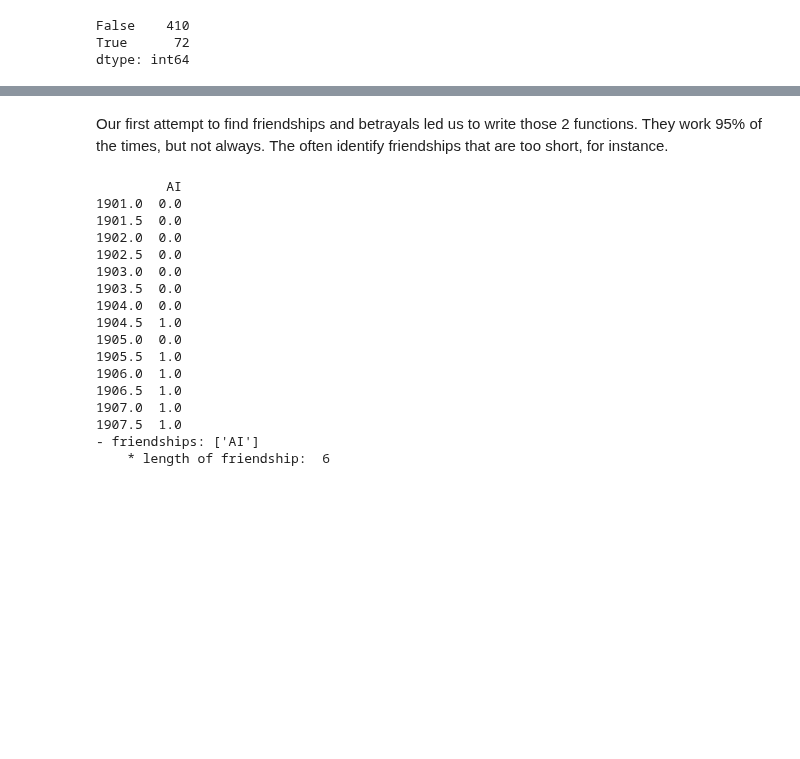
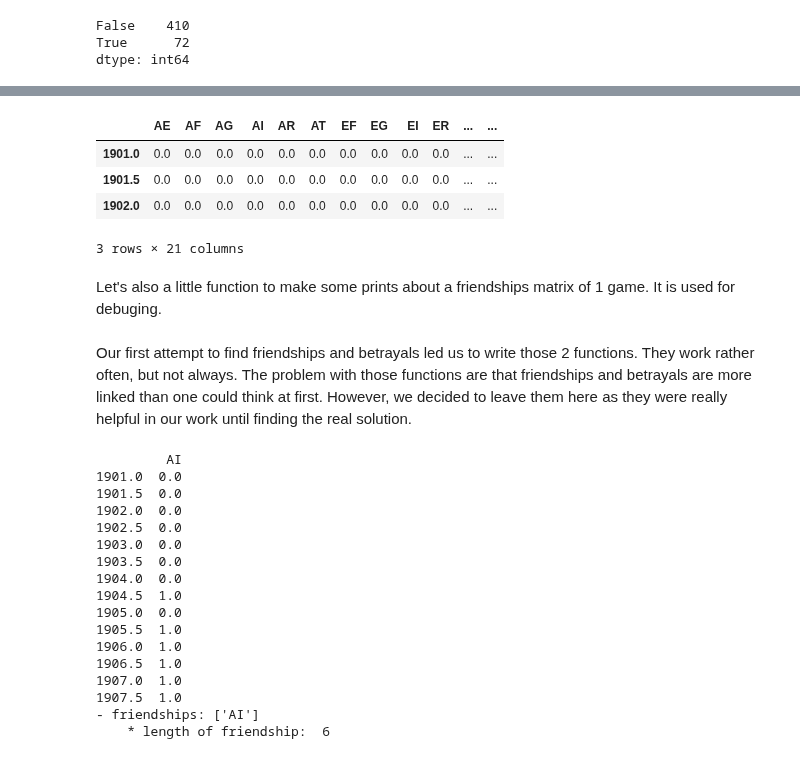
Before and after one commit to epfl-ada/ada-2020-project-milestone-p3-p3_chic, a Jupyter notebook: p4.ipynb, the cells around one changed output, grey strips where cells are left out. Saved outputs shown, nothing was run; the diff lists cells and outputs as text; code cells hidden in the pictures; blank space fills up the shorter version.

```diff
--- a/p4.ipynb
+++ b/p4.ipynb
@@ -308,6 +310,21 @@ def get_countries_code(x,y):
     """Given two countries, it returns another string being their letters sorted alphabetically.
     This string is the 'encoded friendship name'."""
     return ''.join(sorted(x + y))
+# %%
+countries = ['A', 'E', 'F', 'G', 'I', 'R', 'T']
+pairs = [x+y for x in countries for y in countries if y > x]
+years = np.arange(1901, max(friendly_orders.year.max(), hostile_orders.year.max()) + 0.5, 0.5)
+# create a dataframe each possible friendships and each years
+friendships = pd.DataFrame(columns=pairs, index = years, dtype = np.int8).fillna(0)
+friendships.head(3)
+# %% [output]
+|  | AE | AF | AG | AI | AR | AT | EF | EG | EI | ER | ... | ... |
+| 1901.0 | 0.0 | 0.0 | 0.0 | 0.0 | 0.0 | 0.0 | 0.0 | 0.0 | 0.0 | 0.0 | ... | ... |
+| 1901.5 | 0.0 | 0.0 | 0.0 | 0.0 | 0.0 | 0.0 | 0.0 | 0.0 | 0.0 | 0.0 | ... | ... |
+| 1902.0 | 0.0 | 0.0 | 0.0 | 0.0 | 0.0 | 0.0 | 0.0 | 0.0 | 0.0 | 0.0 | ... | ... |
+3 rows × 21 columns
+# %% [markdown]
+Let's also a little function to make some prints about a friendships matrix of 1 game. It is used for debuging.
 # %%
 def analyse_friendships(df):
     """Given the friendship dataframe, it will extract insights out of it"""
@@ -328,4 +345,4 @@ def analyse_friendships(df):
     else:
         print("- No friendships was found")
 # %% [markdown]
-Our first attempt to find friendships and betrayals led us to write those 2 functions. They work 95% of the times, but not always. The often identify friendships that are too short, for instance.
+Our first attempt to find friendships and betrayals led us to write those 2 functions. They work rather often, but not always. The problem with those functions are that friendships and betrayals are more linked than one could think at first. However, we decided to leave them here as they were really helpful in our work until finding the real solution.
```
Also changed, not shown: parts of 29 cells of this notebook.
